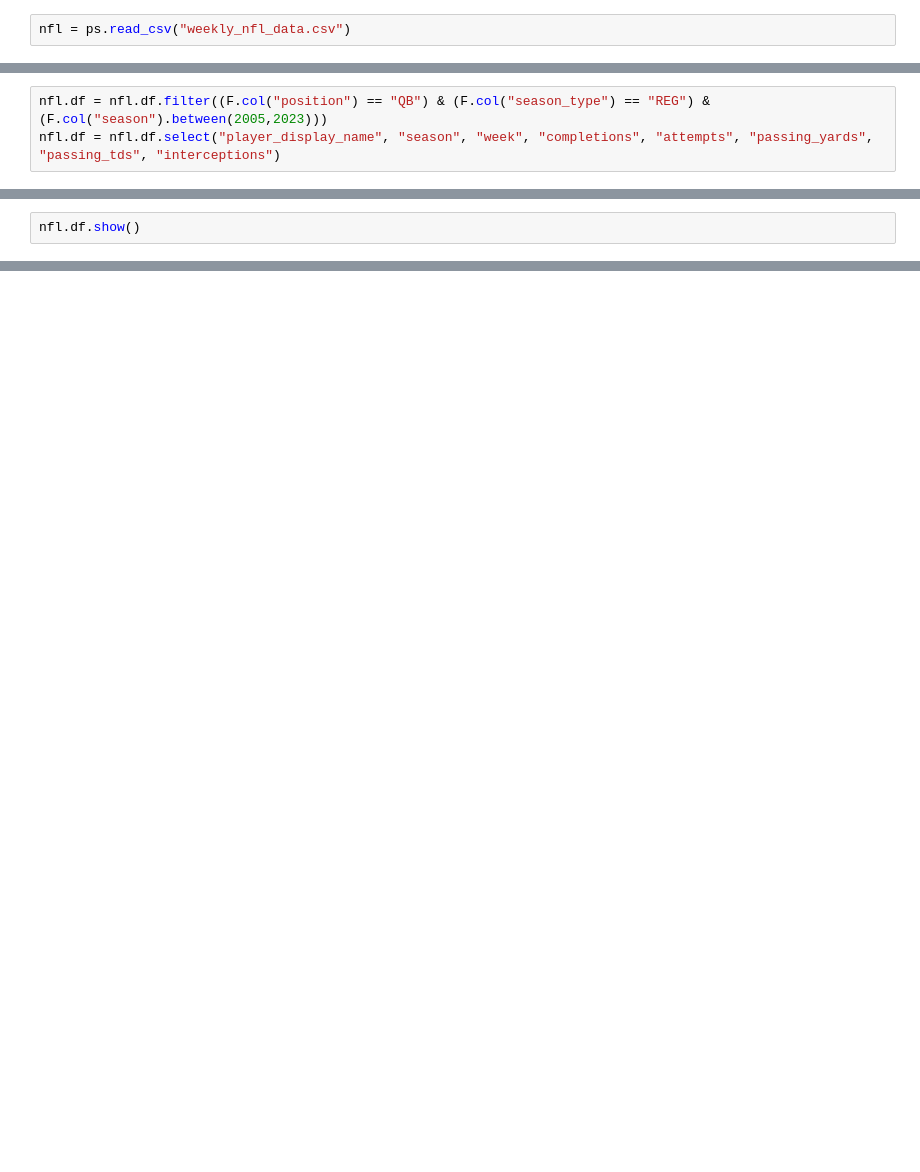
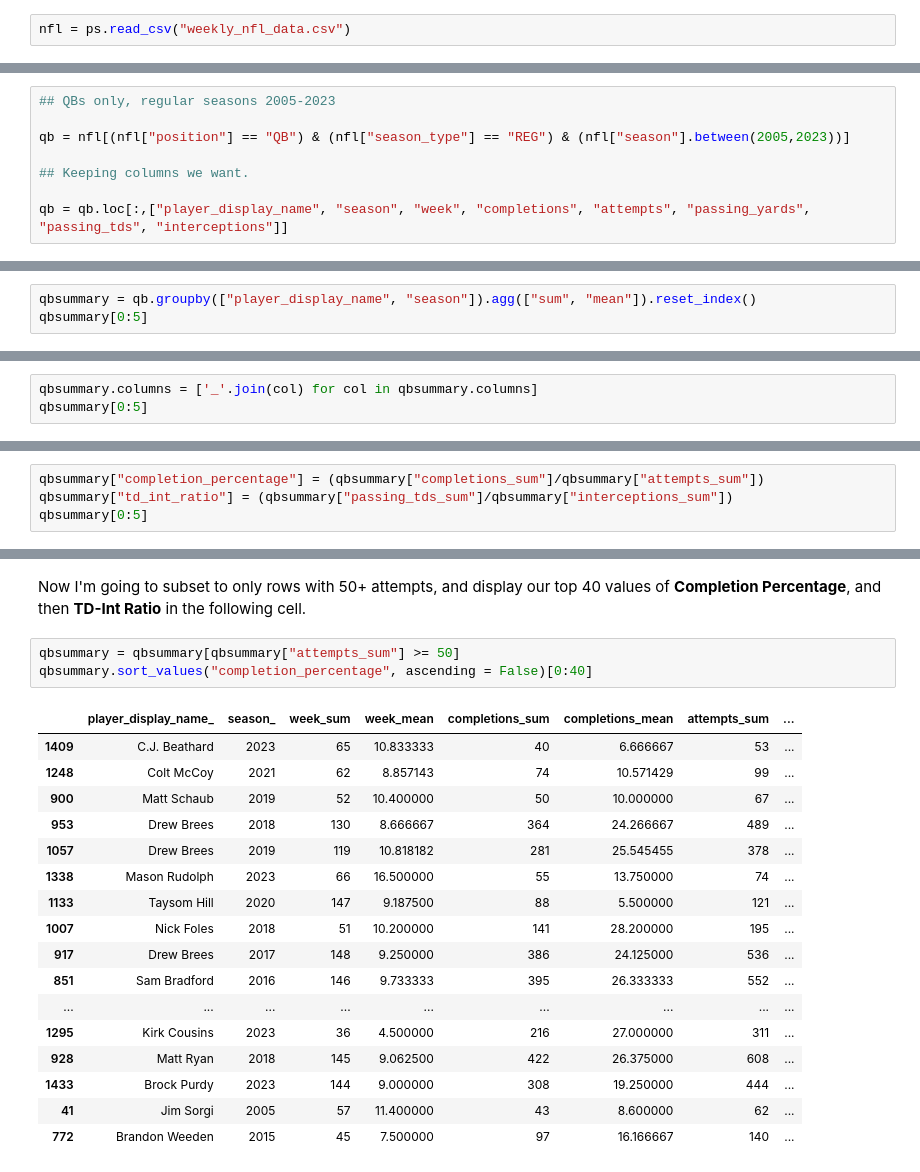
Before and after one commit to tort-cam/ST554Proj2, a Jupyter notebook: Project2.ipynb, the cells around one changed output, grey strips where cells are left out. Cells and saved outputs as stored; diff of their text form; blank space fills up the shorter version.

```diff
--- a/Project2.ipynb
+++ b/Project2.ipynb
@@ -763,3 +761,8 @@ nfl.df.columns
 # %%
-nfl.df = nfl.df.filter((F.col("position") == "QB") & (F.col("season_type") == "REG") & (F.col("season").between(2005,2023)))
-nfl.df = nfl.df.select("player_display_name", "season", "week", "completions", "attempts", "passing_yards", "passing_tds", "interceptions")
+## QBs only, regular seasons 2005-2023
+
+qb = nfl[(nfl["position"] == "QB") & (nfl["season_type"] == "REG") & (nfl["season"].between(2005,2023))]
+
+## Keeping columns we want.
+
+qb = qb.loc[:,["player_display_name", "season", "week", "completions", "attempts", "passing_yards", "passing_tds", "interceptions"]]
@@ -766,3 +772,4 @@ nfl.df = nfl.df.select("player_display_name", "season", "week", "completions", "
 # %%
-nfl.df.show()
+qbsummary = qb.groupby(["player_display_name", "season"]).agg(["sum", "mean"]).reset_index()
+qbsummary[0:5]
 # %% [output]
@@ -811,0 +785,3 @@ only showing top 20 rows
+# %%
+qbsummary.columns = ['_'.join(col) for col in qbsummary.columns]
+qbsummary[0:5]
@@ -811,0 +797,4 @@ only showing top 20 rows
+# %%
+qbsummary["completion_percentage"] = (qbsummary["completions_sum"]/qbsummary["attempts_sum"])
+qbsummary["td_int_ratio"] = (qbsummary["passing_tds_sum"]/qbsummary["interceptions_sum"])
+qbsummary[0:5]
@@ -811,0 +808,23 @@ only showing top 20 rows
+# %% [markdown]
+Now I'm going to subset to only rows with 50+ attempts, and display our top 40 values of **Completion Percentage**, and then **TD-Int Ratio** in the following cell.
+# %%
+qbsummary = qbsummary[qbsummary["attempts_sum"] >= 50]
+qbsummary.sort_values("completion_percentage", ascending = False)[0:40]
+# %% [output]
+|  | player_display_name_ | season_ | week_sum | week_mean | completions_sum | completions_mean | attempts_sum | ... |
+| 1409 | C.J. Beathard | 2023 | 65 | 10.833333 | 40 | 6.666667 | 53 | ... |
+| 1248 | Colt McCoy | 2021 | 62 | 8.857143 | 74 | 10.571429 | 99 | ... |
+| 900 | Matt Schaub | 2019 | 52 | 10.400000 | 50 | 10.000000 | 67 | ... |
+| 953 | Drew Brees | 2018 | 130 | 8.666667 | 364 | 24.266667 | 489 | ... |
+| 1057 | Drew Brees | 2019 | 119 | 10.818182 | 281 | 25.545455 | 378 | ... |
+| 1338 | Mason Rudolph | 2023 | 66 | 16.500000 | 55 | 13.750000 | 74 | ... |
+| 1133 | Taysom Hill | 2020 | 147 | 9.187500 | 88 | 5.500000 | 121 | ... |
+| 1007 | Nick Foles | 2018 | 51 | 10.200000 | 141 | 28.200000 | 195 | ... |
+| 917 | Drew Brees | 2017 | 148 | 9.250000 | 386 | 24.125000 | 536 | ... |
+| 851 | Sam Bradford | 2016 | 146 | 9.733333 | 395 | 26.333333 | 552 | ... |
+| ... | ... | ... | ... | ... | ... | ... | ... | ... |
+| 1295 | Kirk Cousins | 2023 | 36 | 4.500000 | 216 | 27.000000 | 311 | ... |
+| 928 | Matt Ryan | 2018 | 145 | 9.062500 | 422 | 26.375000 | 608 | ... |
+| 1433 | Brock Purdy | 2023 | 144 | 9.000000 | 308 | 19.250000 | 444 | ... |
+| 41 | Jim Sorgi | 2005 | 57 | 11.400000 | 43 | 8.600000 | 62 | ... |
+| 772 | Brandon Weeden | 2015 | 45 | 7.500000 | 97 | 16.166667 | 140 | ... |
```
Also changed, not shown: parts of 43 cells of this notebook.
